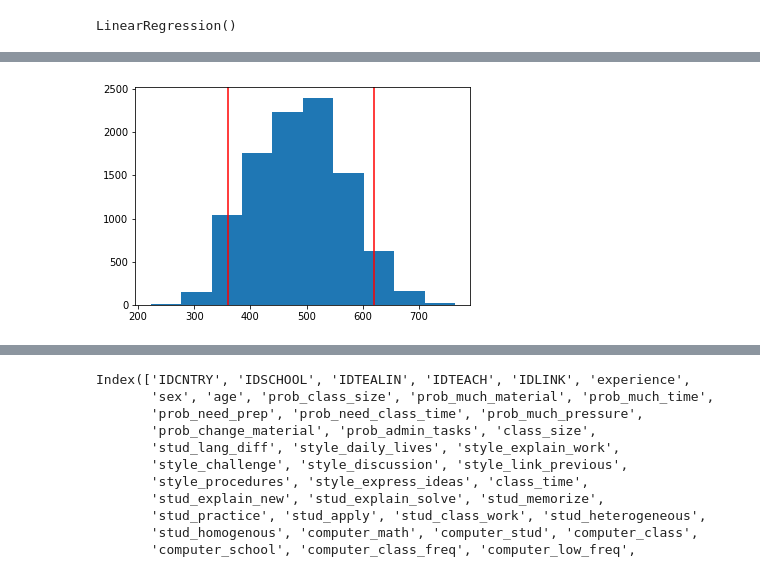
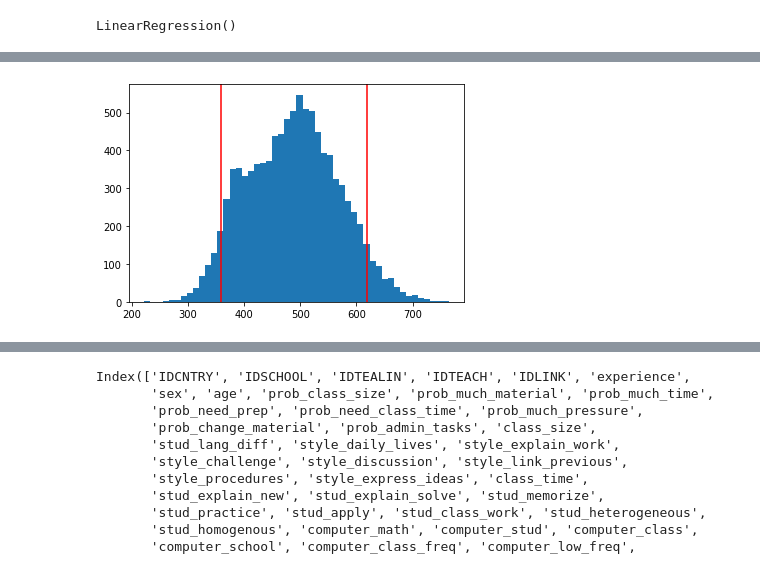
Before and after one commit to sjhaluck/TIMSS-Data-Science, a Jupyter notebook: TIMSS Exploration.ipynb, the cells around one changed output, grey strips where cells are left out. Drawn from its saved outputs; the diff is of its cells as text; code cells hidden in the pictures.

```diff
--- a/TIMSS Exploration.ipynb
+++ b/TIMSS Exploration.ipynb
@@ -3731,4 +3748,6 @@ Index(['IDCNTRY', 'IDSCHOOL', 'grade', 'language', 'disc_prob_score',
        'mdat_avg', 'mgeo_avg', 'mkno_avg', 'mnum_avg', 'mrea_avg', 'sapp_avg',
        'sbio_avg', 'sche_avg', 'sear_avg', 'skno_avg', 'sphy_avg', 'srea_avg'],
       dtype='object')
+# %%
+school['IDCNTRY'] = school['IDCNTRY'].astype(str)
 # %%
@@ -3790,9 +3820,9 @@ sns.regplot(x=y_test, y=predictions, scatter_kws={'alpha':0.05}, line_kws={'colo
 # %%
-plt.hist(school['mmat_avg']);
+plt.hist(school['mmat_avg'], bins=50);
 plt.axvline(school['mmat_avg'].quantile(0.05), color='r');
 plt.axvline(school['mmat_avg'].quantile(0.95), color='r');
 # %% [output]
-[figure, old version]
+[figure, new version]
 # %%
 import statsmodels.api as sm
 
```
Also changed, not shown: parts of 29 cells of this notebook.
